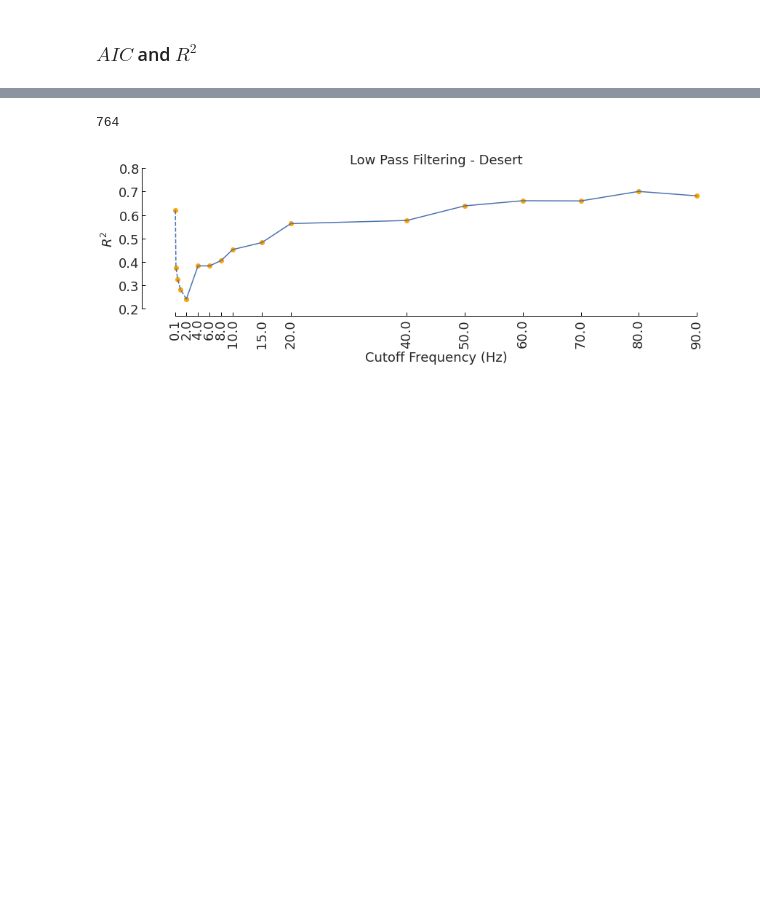
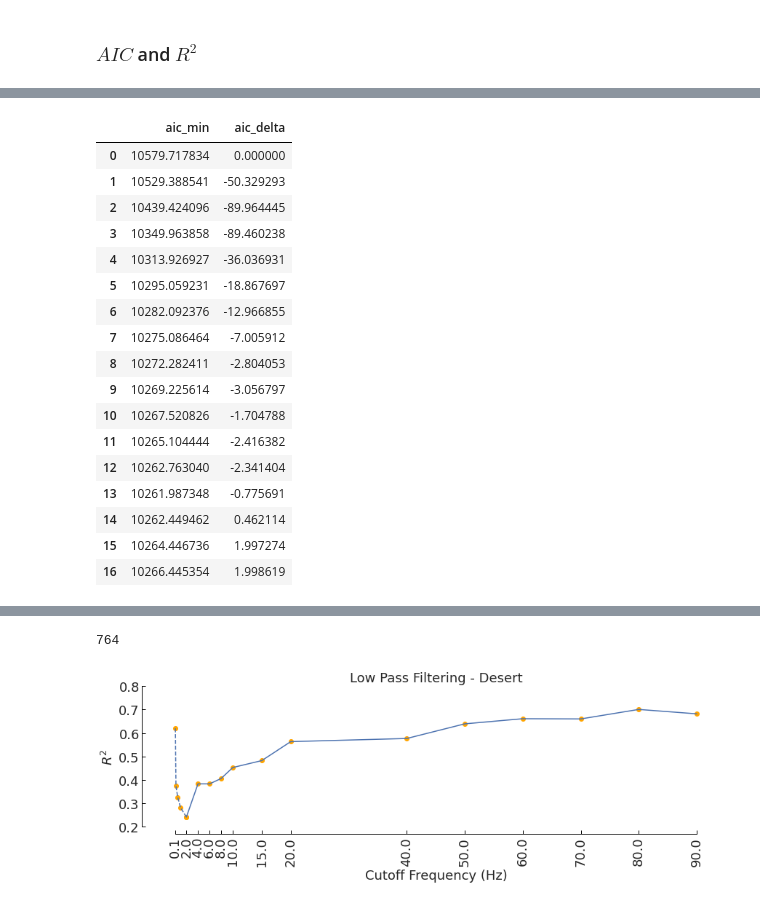
Before and after one commit to arunavanag591/odor_analysis, a Jupyter notebook: data_exploration/dataClassification.ipynb, the cells around one changed output, grey strips where cells are left out. Cells and saved outputs as stored; diff of their text form; code cells hidden in the pictures; blank space fills up the shorter version.

```diff
--- a/data_exploration/dataClassification.ipynb
+++ b/data_exploration/dataClassification.ipynb
@@ -672,0 +549,7 @@ figurefirst.mpl_functions.set_fontsize(f, 18)
+# %%
+col_name=[]
+for i in range(len(df.columns)):
+    if (df.iloc[:,i].max() >= 0.05):
+        col_name.append(df.columns[i])
+
+col_name
@@ -672,0 +608,35 @@ figurefirst.mpl_functions.set_fontsize(f, 18)
+# %%
+aic_min=[]
+for i in range(1,len(column_names)+1):
+    aic_min.append(np.min(combtest.aic.iloc[(np.where(combtest.n_para==i))]))
+
+aic_delta=[]
+for i in range(len(aic_min)):
+    if i ==0:
+        aic_delta.append(0)
+    else:
+        aic_delta.append(aic_min[i]-aic_min[i-1])
+
+aic_table=pd.DataFrame()
+aic_table['aic_min'] = aic_min
+aic_table['aic_delta']=aic_delta
+aic_table
+# %% [output]
+|  | aic_min | aic_delta |
+| 0 | 10579.717834 | 0.000000 |
+| 1 | 10529.388541 | -50.329293 |
+| 2 | 10439.424096 | -89.964445 |
+| 3 | 10349.963858 | -89.460238 |
+| 4 | 10313.926927 | -36.036931 |
+| 5 | 10295.059231 | -18.867697 |
+| 6 | 10282.092376 | -12.966855 |
+| 7 | 10275.086464 | -7.005912 |
+| 8 | 10272.282411 | -2.804053 |
+| 9 | 10269.225614 | -3.056797 |
+| 10 | 10267.520826 | -1.704788 |
+| 11 | 10265.104444 | -2.416382 |
+| 12 | 10262.763040 | -2.341404 |
+| 13 | 10261.987348 | -0.775691 |
+| 14 | 10262.449462 | 0.462114 |
+| 15 | 10264.446736 | 1.997274 |
+| 16 | 10266.445354 | 1.998619 |
```
Also changed, not shown: parts of 20 cells of this notebook, 1 other file.
